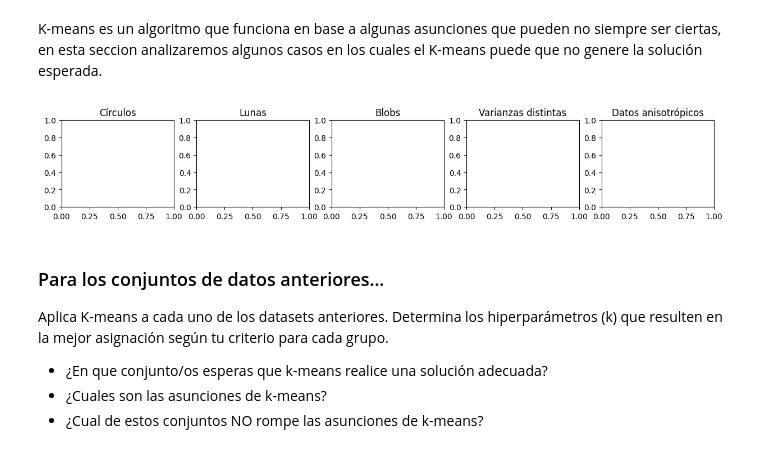
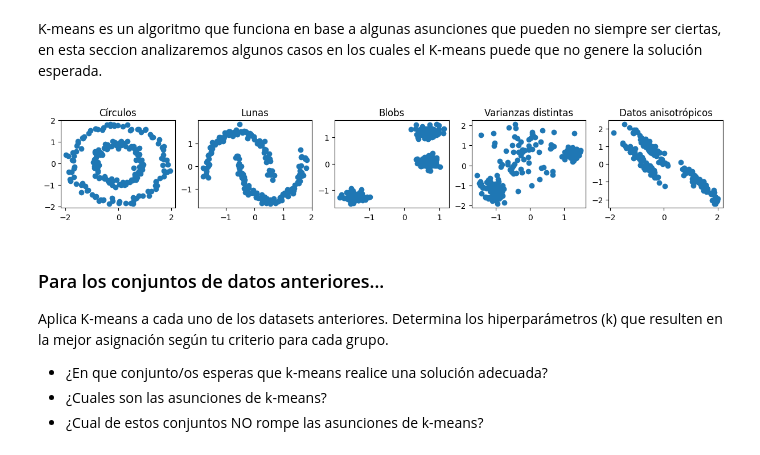
Before and after one commit to JessicaBorja/ml25, a Jupyter notebook: src/ml25/E05_unsupervised/clustering.ipynb, the cells around one changed output. Saved outputs shown, nothing was run; the diff lists cells and outputs as text; code cells hidden in the pictures.

```diff
--- a/src/ml25/E05_unsupervised/clustering.ipynb
+++ b/src/ml25/E05_unsupervised/clustering.ipynb
@@ -122,22 +122,22 @@ datasets = {"Círculos": noisy_circles,
 # %%
 # ============
 # Graficamos los datos
 # ============
 n_rows = 1
 n_cols = len(datasets)
 fig, axs = plt.subplots(n_rows, n_cols, figsize=(3*n_cols, 2))
 axs = axs.flatten()
 for (name, data), ax in zip(datasets.items(), axs):
     X, _ = data
     # Normalizamos los datos para que todos estén en la misma escala
     X = StandardScaler().fit_transform(X)
     # TODO: Grafica los datos usando scatter
     # ====== Start of solution =====
-
+    ax.scatter(X[:, 0], X[:, 1])
     # ====== End of solution =====
     ax.set_title(name)
 # %% [output]
-[figure, old version]
+[figure, new version]
 # %% [markdown]
 ### Para los conjuntos de datos anteriores...
 Aplica K-means a cada uno de los datasets anteriores. Determina los hiperparámetros (k) que resulten en la mejor asignación según tu criterio para cada grupo.
```
Also changed, not shown: parts of 2 cells of this notebook.
